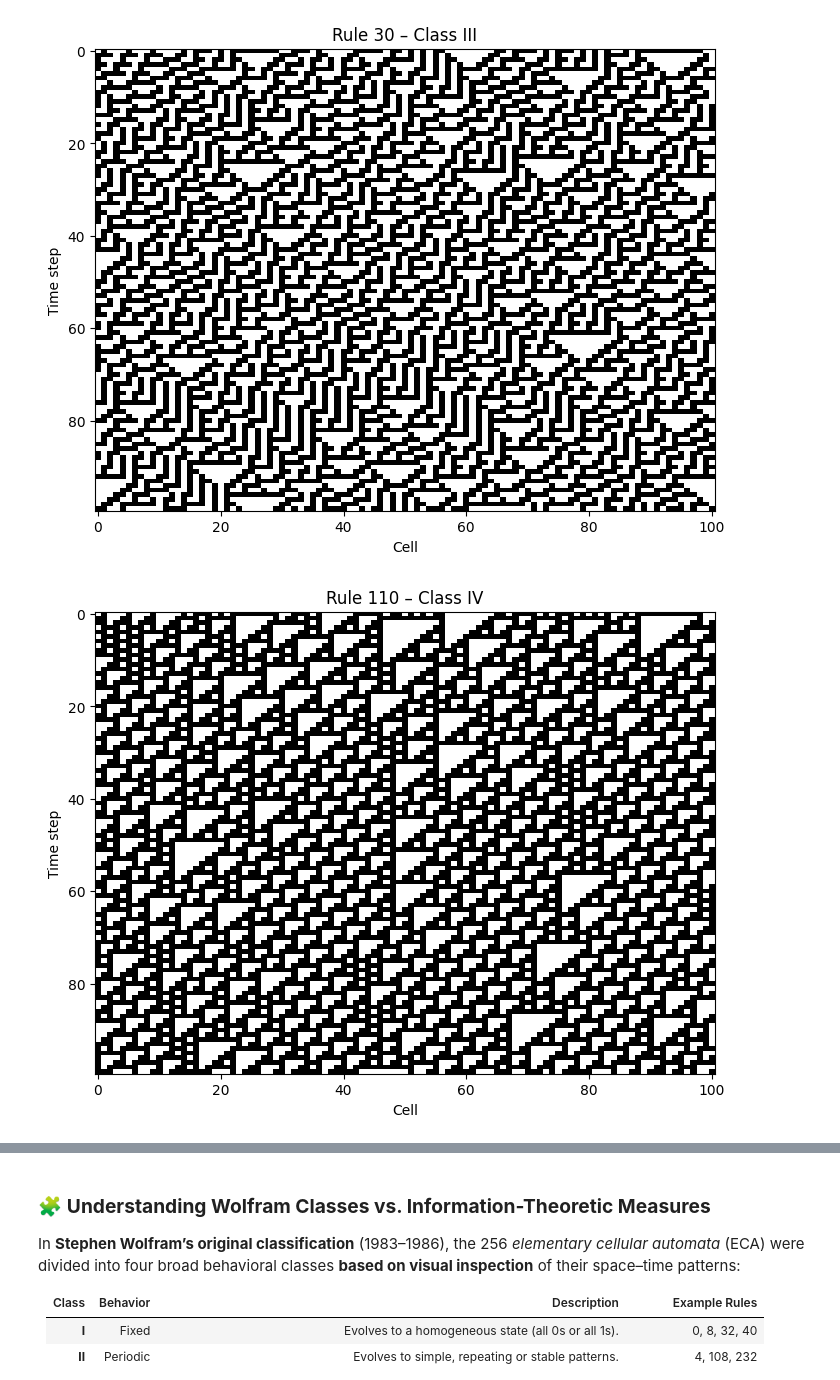
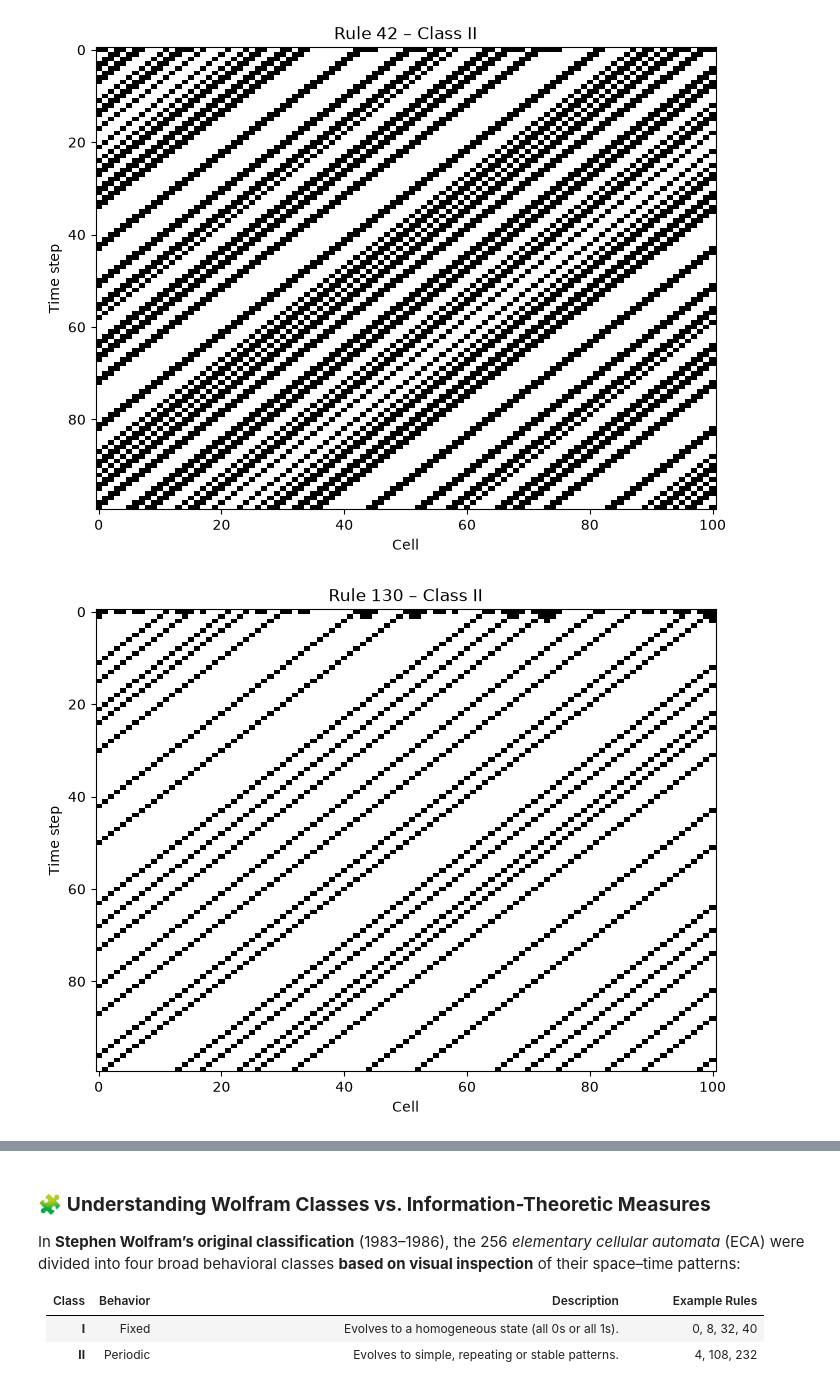
Before and after one commit to betsplie/mbdm, a Jupyter notebook: Week 1 - Introduction/cellular_automata.ipynb, the cells around one changed output, grey strips where cells are left out. Drawn from its saved outputs; the diff is of its cells as text; code cells hidden in the pictures.

```diff
--- a/Week 1 - Introduction/cellular_automata.ipynb
+++ b/Week 1 - Introduction/cellular_automata.ipynb
@@ -77,13 +78,14 @@ for cls, rules in wolfram_classes.items():
 
 # Optionally, pick a few representative examples for display
 # e.g., the most well-known or diverse ones:
-selected_rules = [0, 4, 30, 110, 94, 178, 141]
+#selected_rules = [0, 4, 30, 110, 94, 178, 141]
+selected_rules = [40, 10, 42, 130, 22, 122, 41]
 
 # --- Run and plot each selected rule ---
 for rule in selected_rules:
     # Find its class label from the mapping
     rule_class = next((cls for cls, rules in wolfram_classes.items() if rule in rules), "Unclassified")
     label = f"Class {rule_class}"
-    ca = evolve_ca(rule, seed=42)
+    ca = evolve_ca(rule, seed=12)
     plot_ca(ca, f"Rule {rule} – {label}")
 # %% [output]
@@ -92,2 +94,2 @@ for rule in selected_rules:
-[figure, old version]
+[figure, new version]
-[figure, old version]
+[figure, new version]
```
Also changed, not shown: parts of 3 cells of this notebook, 8 other files.
